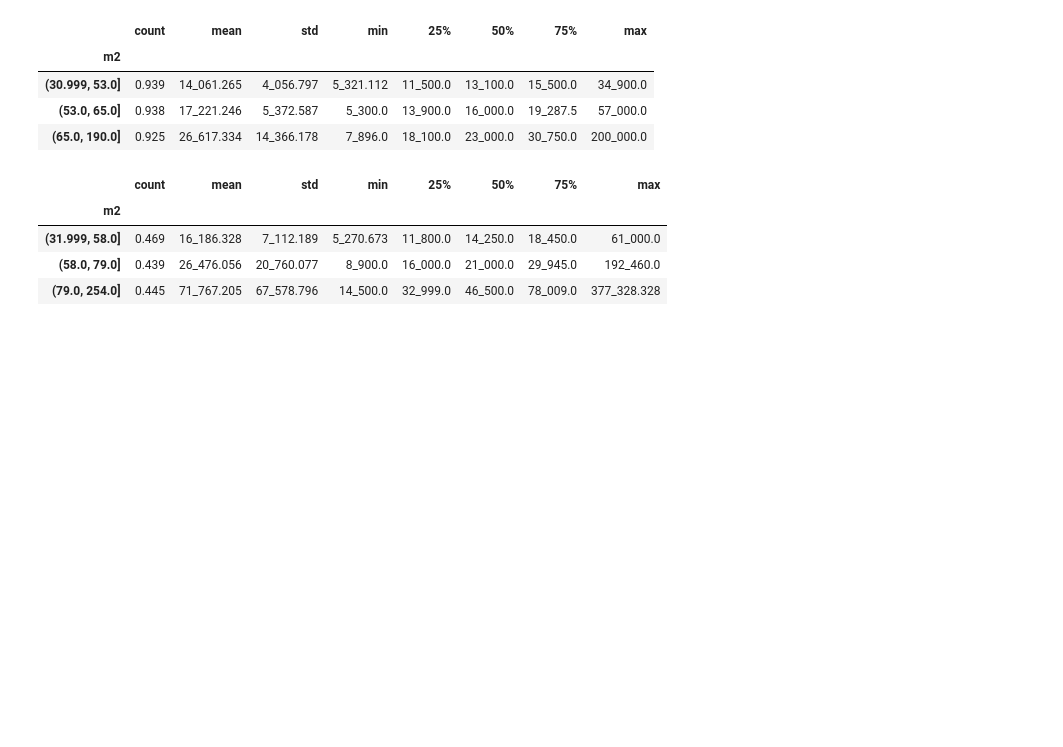
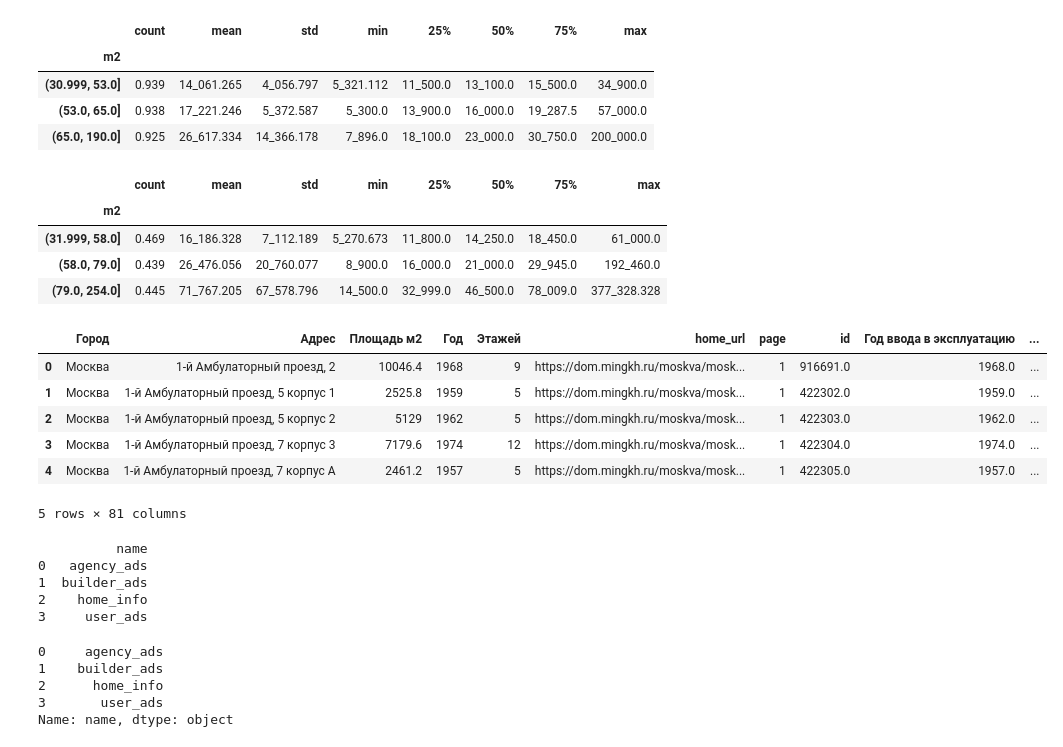
Before and after one commit to charubaiel/real_estate_rent_avito, a Jupyter notebook: notebooks/examples.ipynb, the cells around one changed output. Drawn from its saved outputs; the diff is of its cells as text; code cells hidden in the pictures; blank space fills up the shorter version.

Commit message:
init home features

```diff
--- a/notebooks/examples.ipynb
+++ b/notebooks/examples.ipynb
@@ -32,3 +32,17 @@ agency_df.groupby(pd.qcut(agency_df['m2'],3))['price'].describe().div(1000).roun
 | (31.999, 58.0] | 0.469 | 16_186.328 | 7_112.189 | 5_270.673 | 11_800.0 | 14_250.0 | 18_450.0 | 61_000.0 |
 | (58.0, 79.0] | 0.439 | 26_476.056 | 20_760.077 | 8_900.0 | 16_000.0 | 21_000.0 | 29_945.0 | 192_460.0 |
 | (79.0, 254.0] | 0.445 | 71_767.205 | 67_578.796 | 14_500.0 | 32_999.0 | 46_500.0 | 78_009.0 | 377_328.328 |
+# %%
+connect =  duckdb.connect('../data/general_moscow_home_info.duckdb')
+base_home_info = connect.execute('select * from home_base_info;').df()
+connect.close()
+# %%
+base_home_info.head()
+# %% [output]
+|  | Город | Адрес | Площадь м2 | Год | Этажей | home_url | page | id | Год ввода в эксплуатацию | ... |
+| 0 | Москва | 1-й Амбулаторный проезд, 2 | 10046.4 | 1968 | 9 | https://dom.mingkh.ru/moskva/mosk... | 1 | 916691.0 | 1968.0 | ... |
+| 1 | Москва | 1-й Амбулаторный проезд, 5 корпус 1 | 2525.8 | 1959 | 5 | https://dom.mingkh.ru/moskva/mosk... | 1 | 422302.0 | 1959.0 | ... |
+| 2 | Москва | 1-й Амбулаторный проезд, 5 корпус 2 | 5129 | 1962 | 5 | https://dom.mingkh.ru/moskva/mosk... | 1 | 422303.0 | 1962.0 | ... |
+| 3 | Москва | 1-й Амбулаторный проезд, 7 корпус 3 | 7179.6 | 1974 | 12 | https://dom.mingkh.ru/moskva/mosk... | 1 | 422304.0 | 1974.0 | ... |
+| 4 | Москва | 1-й Амбулаторный проезд, 7 корпус А | 2461.2 | 1957 | 5 | https://dom.mingkh.ru/moskva/mosk... | 1 | 422305.0 | 1957.0 | ... |
+5 rows × 81 columns
@@ -34,0 +74,24 @@ agency_df.groupby(pd.qcut(agency_df['m2'],3))['price'].describe().div(1000).roun
+# %%
+with duckdb.connect('../data/RE_moscow_db.duckdb') as w:
+    w.execute('''
+                CREATE TABLE user_ads as select * from new_user;
+                CREATE TABLE builder_ads as select * from new_builder;
+                CREATE TABLE agency_ads as select * from new_agency;
+                CREATE TABLE home_info as select * from base_home_info;
+            ''')
+    print(w.execute('PRAGMA show_tables').df())
+# %% [output]
+          name
+0   agency_ads
+1  builder_ads
+2    home_info
+3     user_ads
+# %%
+with duckdb.connect('../data/RE_moscow_db.duckdb') as w:
+    print(w.execute('PRAGMA show_tables').df()['name'])
+# %% [output]
+0     agency_ads
+1    builder_ads
+2      home_info
+3       user_ads
+Name: name, dtype: object
```
Also changed, not shown: parts of 4 cells of this notebook, 3 other files.
